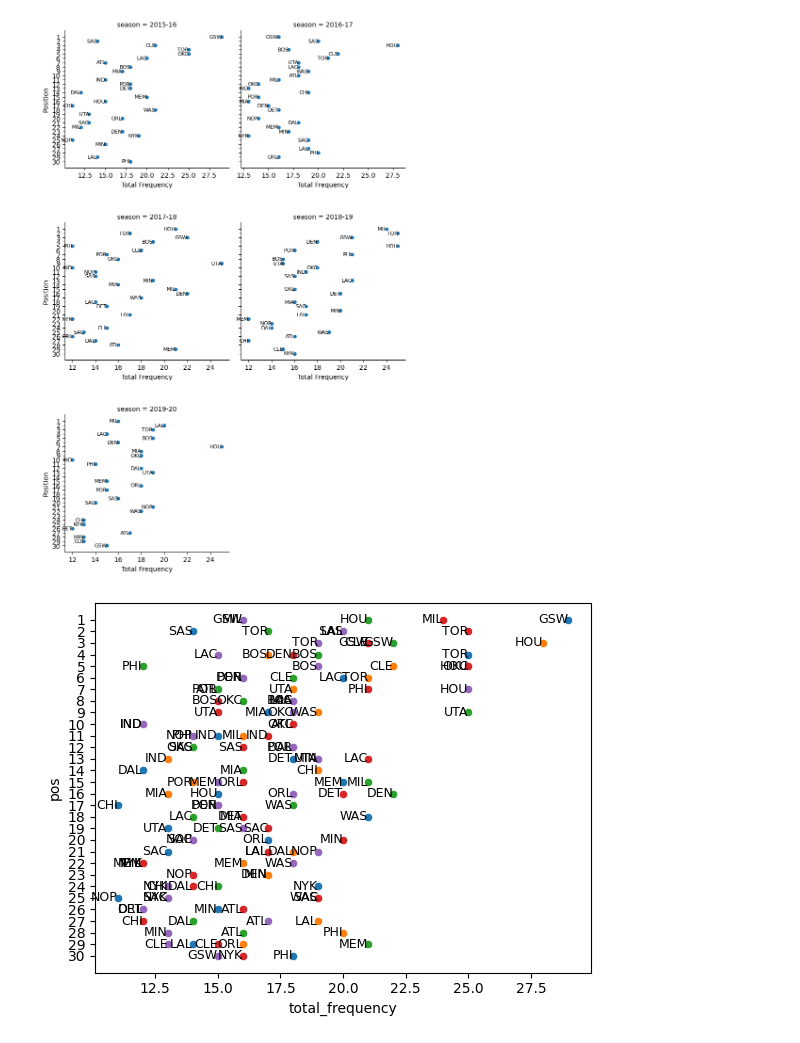
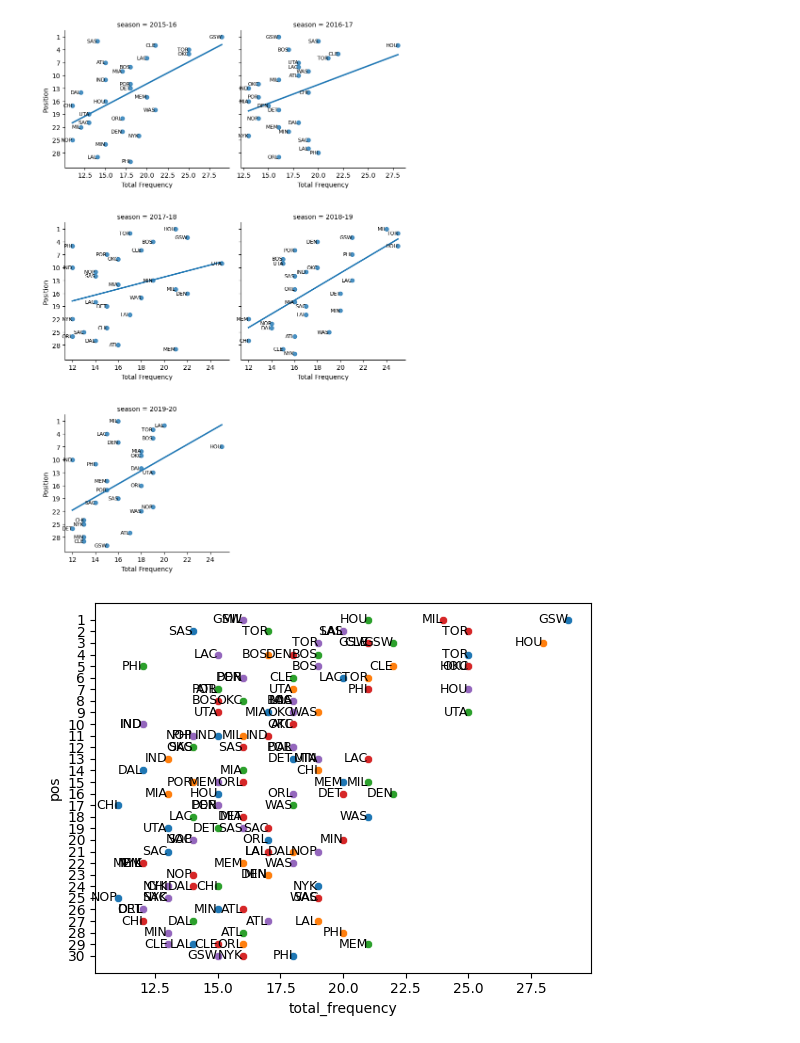
Before and after one commit to isevr/NBA_runs_prediction, a Jupyter notebook: check_queries.ipynb, the cells around one changed output. Cells and saved outputs as stored; diff of their text form; code cells hidden in the pictures.

```diff
--- a/check_queries.ipynb
+++ b/check_queries.ipynb
@@ -9,7 +9,7 @@ teams = ['DET', 'CLE', 'NOP', 'WAS', 'PHI', 'CHI', 'UTA', 'CHO', 'IND',
 def concat(teams):
     df = pd.DataFrame()
     for team in teams:
-        df_team = pd.read_excel('queries_sec.xlsx', sheet_name=team).dropna()
+        df_team = pd.read_excel('queries_ven.xlsx', sheet_name=team).dropna()
         df_team['team'] = team
         df = pd.concat([df,df_team], axis=0)
 
@@ -45,36 +45,36 @@ for season, file in standings_files.items():
 
     # Merge with standings
     dff = pd.merge(left=dff, right=standings, how='inner')
 
     # Add season column for FacetGrid
     dff["season"] = season
 
     # Store the processed data
     all_data.append(dff)
 
 # Combine all seasons into one DataFrame
 df_all_seasons = pd.concat(all_data)
 
 # Create FacetGrid
 g = sns.FacetGrid(df_all_seasons, col="season", col_wrap=2, height=4, sharex=False, sharey=True)
-g.map_dataframe(sns.scatterplot, x="total_frequency", y="pos")
+g.map_dataframe(sns.regplot, x="total_frequency", y="pos", ci=None)
 
 # Annotate points with team names
 for ax, (season, data) in zip(g.axes.flat, df_all_seasons.groupby("season")):
     for i, row in data.iterrows():
         ax.text(row['total_frequency'], row['pos'], row['team'], fontsize=8, ha='right', va='center')
 
 # Adjust y-axis and layout
 for ax in g.axes.flat:
-    ax.set_yticks(range(1, 31))
+    ax.set_yticks(range(1, 31, 3))
     ax.invert_yaxis()
     ax.set_ylabel("Position")
     ax.set_xlabel("Total Frequency")
 
 plt.subplots_adjust(hspace=0.4)
 plt.show()
 # %% [output]
-[figure, old version]
+[figure, new version]
 # %%
 import os
 
```
Also changed, not shown: parts of 6 cells of this notebook, 2 other files.
